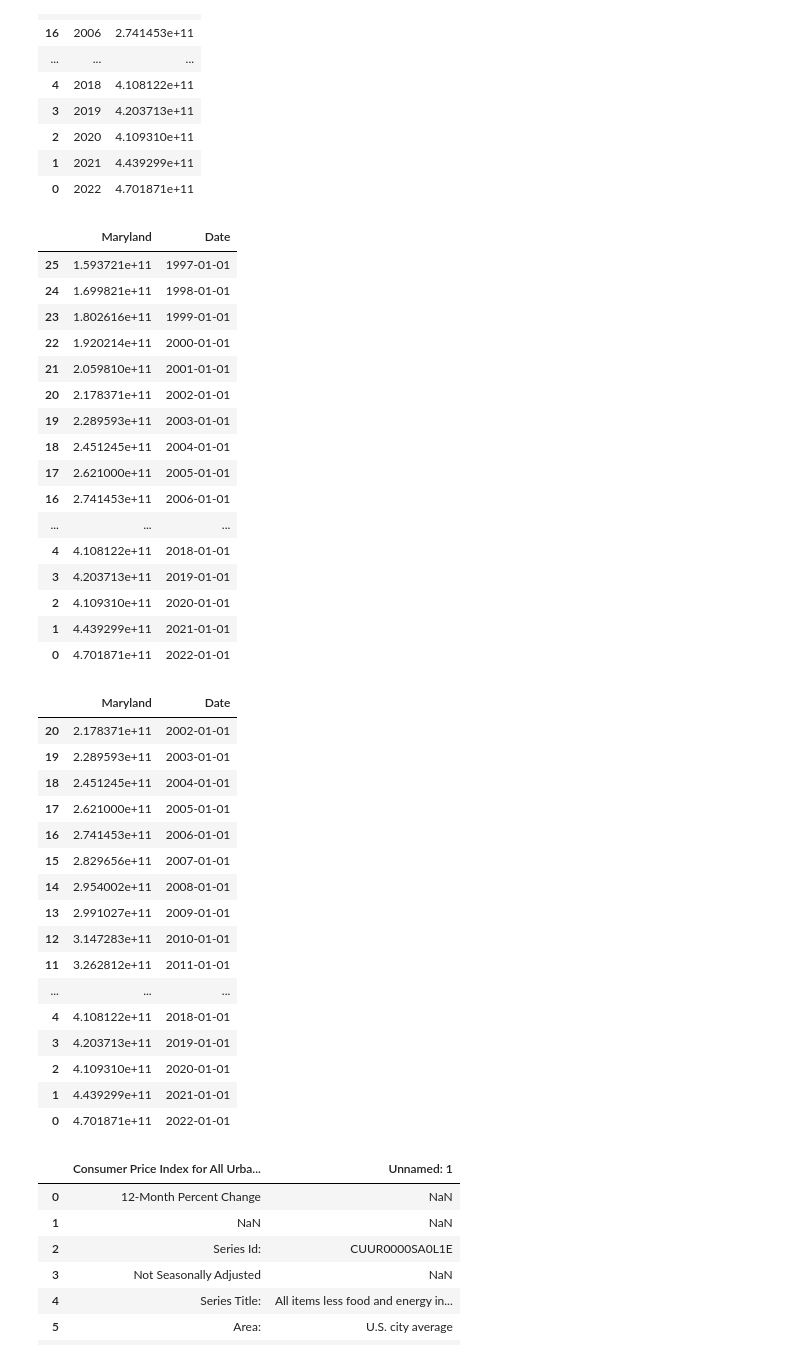
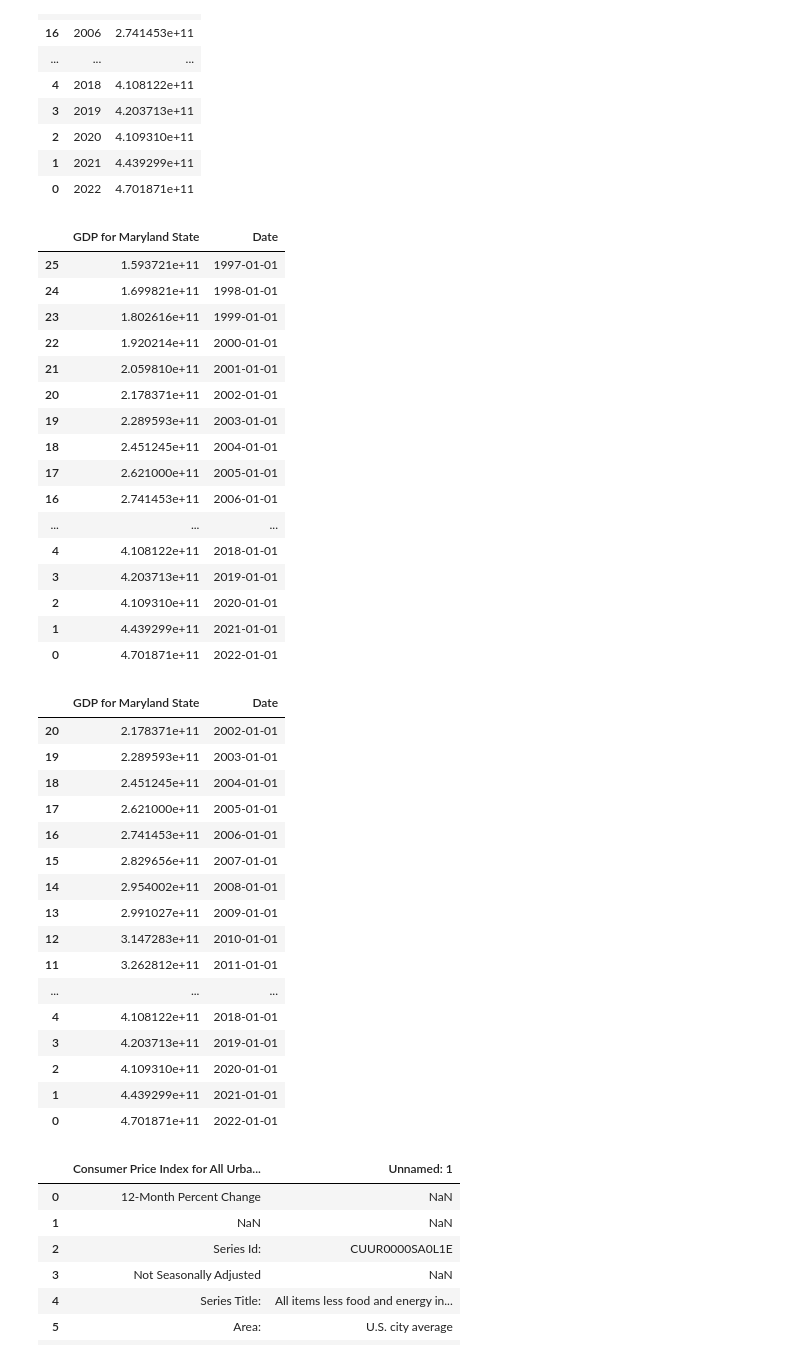
Before and after one commit to bennicholson2/Maryland-Car-Sales-Data, a Jupyter notebook: sales_project_chapters/sales_project_chapter_0.ipynb, the cells around one changed output. Saved outputs shown, nothing was run; the diff lists cells and outputs as text; code cells hidden in the pictures.

```diff
--- a/sales_project_chapters/sales_project_chapter_0.ipynb
+++ b/sales_project_chapters/sales_project_chapter_0.ipynb
@@ -389,10 +391,11 @@ gdp_state_maryland
 # %%
 #You can see that the year needs to be implemented to a datetime in the format YYYY-MM-DD.
 gdp_state_maryland['Date'] = pd.to_datetime(gdp_state_maryland['Years'], format='%Y')
 gdp_state_maryland.drop(columns='Years',inplace=True)
+gdp_state_maryland.rename(columns={'Maryland': 'GDP for Maryland State'}, inplace=True)
 gdp_state_maryland
 # %% [output]
-|  | Maryland | Date |
+|  | GDP for Maryland State | Date |
 | 25 | 1.593721e+11 | 1997-01-01 |
 | 24 | 1.699821e+11 | 1998-01-01 |
 | 23 | 1.802616e+11 | 1999-01-01 |
@@ -422,7 +425,7 @@ mask = (gdp_state_maryland['Date'] >= start_date) & (gdp_state_maryland['Date']
 gdp_state_maryland = gdp_state_maryland.loc[mask]
 gdp_state_maryland
 # %% [output]
-|  | Maryland | Date |
+|  | GDP for Maryland State | Date |
 | 20 | 2.178371e+11 | 2002-01-01 |
 | 19 | 2.289593e+11 | 2003-01-01 |
 | 18 | 2.451245e+11 | 2004-01-01 |
```
Also changed, not shown: parts of 29 cells of this notebook, 35 other files.
